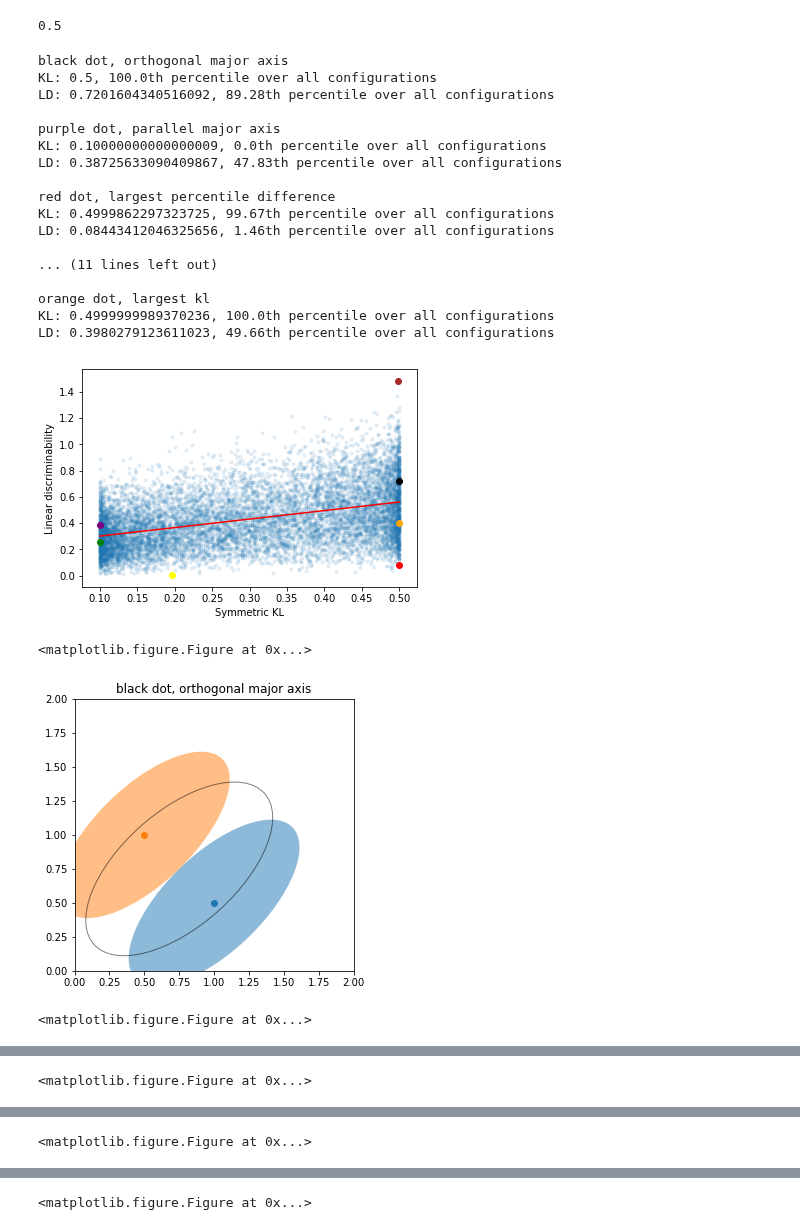
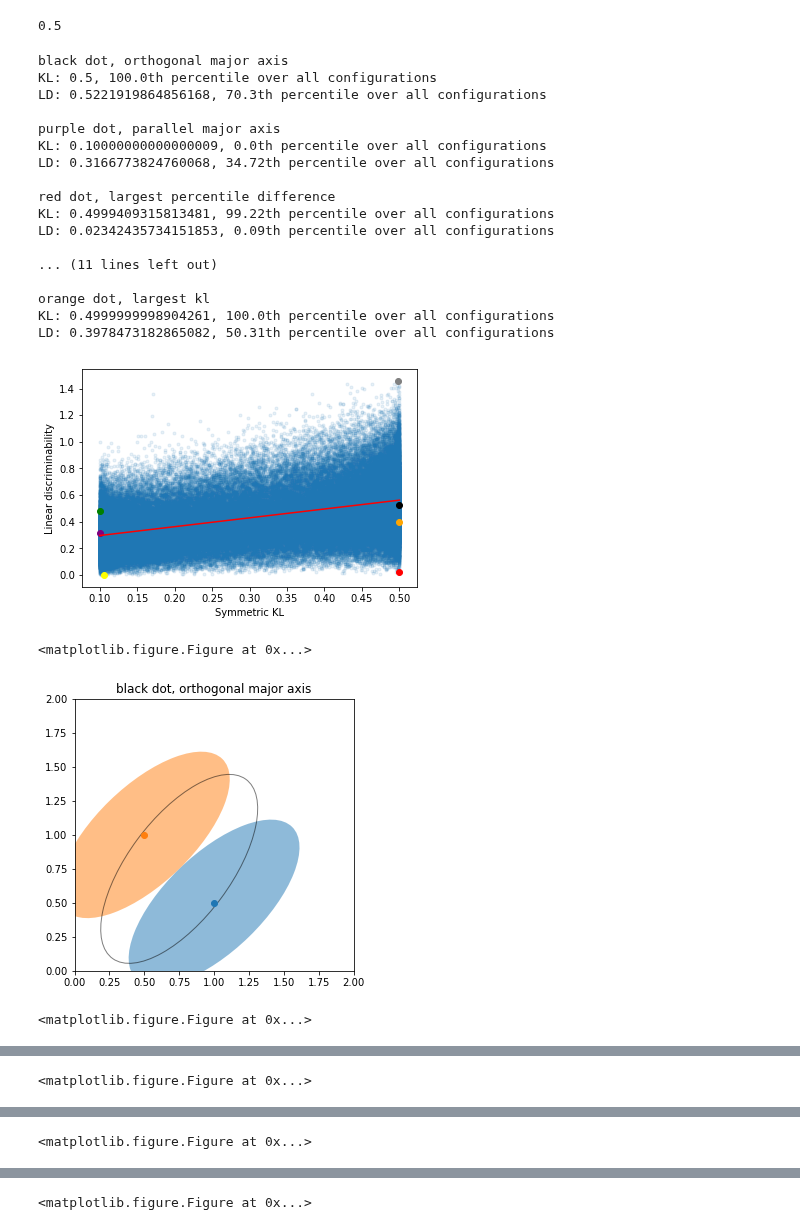
Before and after one commit to BouchardLab/noise_correlations, a Jupyter notebook: notebooks/symmetric_KL.ipynb, the cells around one changed output, grey strips where cells are left out. Cells and saved outputs as stored; diff of their text form; code cells hidden in the pictures.

Commit message:
more plots

```diff
--- a/notebooks/symmetric_KL.ipynb
+++ b/notebooks/symmetric_KL.ipynb
@@ -66,7 +66,7 @@ mv_normal_jeffreys(mu0, sigma0, mu1, sigma1)
 # %% [output]
 0.5
 # %%
-draws = 10000
+draws = 100000
 LD_samples = 100
 kl = []
 ld = []
@@ -106,6 +106,7 @@ for ii in range(draws):
     sigma0s.append(sigma0_p)
     sigma1s.append(sigma1_p)
     ld_sigmas.append(np.cov(np.concatenate((x0, x1)), rowvar=False))
+
 kl = np.array(kl)
 idxs = np.argsort(kl)
 kl = kl[idxs]
@@ -114,11 +115,20 @@ sigma0s = np.array(sigma0s)[idxs]
 sigma1s = np.array(sigma1s)[idxs]
 ld_sigmas = np.array(ld_sigmas)[idxs]
 
-kl_percentile = np.zeros_like(kl)
-ld_percentile = np.zeros_like(ld)
-for ii in range(draws):
-    kl_percentile[ii] = percentileofscore(kl, kl[ii])
-    ld_percentile[ii] = percentileofscore(ld, ld[ii])
+#kl_percentile = np.zeros_like(kl)
+#ld_percentile = np.zeros_like(ld)
+#for ii in range(draws):
+#    kl_percentile[ii] = percentileofscore(kl, kl[ii], 'weak')
+#    ld_percentile[ii] = percentileofscore(ld, ld[ii], 'weak')
+
+#idx_ld = np.argsort(ld)
+#print(ld)
+#print(ld_percentile)
+#print(idx_ld)
+#idx_kl = np.argsort(kl)
+
+kl_percentile = kl.argsort().argsort() / kl.size
+ld_percentile = ld.argsort().argsort() / ld.size
 # %%
 def plot(x, y, mu0, sigma0, mu1, sigma1, ld_sigma, ax, c, comment=None):
     ax.scatter(x, y, c=c)
@@ -153,41 +163,41 @@ plot(t_kl, t_ld, mu0, sigma0_t, mu1, sigma1_t, sigma_ld_t, ax, 'purple',
 idx = abs(kl_percentile - ld_percentile).argmax()
 plot(kl[idx], ld[idx], mu0, sigma0s[idx], mu1, sigma1s[idx], ld_sigmas[idx], ax, 'red',
      'largest percentile difference')
 
 idx = ld_percentile.argmax()
-plot(kl[idx], ld[idx], mu0, sigma0s[idx], mu1, sigma1s[idx], ld_sigmas[idx], ax, 'brown',
+plot(kl[idx], ld[idx], mu0, sigma0s[idx], mu1, sigma1s[idx], ld_sigmas[idx], ax, 'gray',
      'largest linear discriminability')
 
 idx = ld_percentile.argmin()
 plot(kl[idx], ld[idx], mu0, sigma0s[idx], mu1, sigma1s[idx], ld_sigmas[idx], ax, 'yellow',
      'smallest linear discriminability')
 
 idx = kl_percentile.argmin()
 plot(kl[idx], ld[idx], mu0, sigma0s[idx], mu1, sigma1s[idx], ld_sigmas[idx], ax, 'green',
      'smallest kl')
 
 idx = kl_percentile.argmax()
 plot(kl[idx], ld[idx], mu0, sigma0s[idx], mu1, sigma1s[idx], ld_sigmas[idx], ax, 'orange',
      'largest kl')
 # %% [output]
 black dot, orthogonal major axis
 KL: 0.5, 100.0th percentile over all configurations
-LD: 0.7201604340516092, 89.28th percentile over all configurations
+LD: 0.5221919864856168, 70.3th percentile over all configurations
 
 purple dot, parallel major axis
 KL: 0.10000000000000009, 0.0th percentile over all configurations
-LD: 0.38725633090409867, 47.83th percentile over all configurations
+LD: 0.3166773824760068, 34.72th percentile over all configurations
 
 red dot, largest percentile difference
-KL: 0.4999862297323725, 99.67th percentile over all configurations
-LD: 0.08443412046325656, 1.46th percentile over all configurations
+KL: 0.4999409315813481, 99.22th percentile over all configurations
+LD: 0.02342435734151853, 0.09th percentile over all configurations
 
 ... (11 lines left out)
 
 orange dot, largest kl
-KL: 0.4999999989370236, 100.0th percentile over all configurations
-LD: 0.3980279123611023, 49.66th percentile over all configurations
+KL: 0.4999999998904261, 100.0th percentile over all configurations
+LD: 0.3978473182865082, 50.31th percentile over all configurations
-[figure, old version]
+[figure, new version]
 <matplotlib.figure.Figure at 0x...>
-[figure, old version]
+[figure, new version]
 <matplotlib.figure.Figure at 0x...>
```
Also changed, not shown: parts of 3 cells of this notebook.
